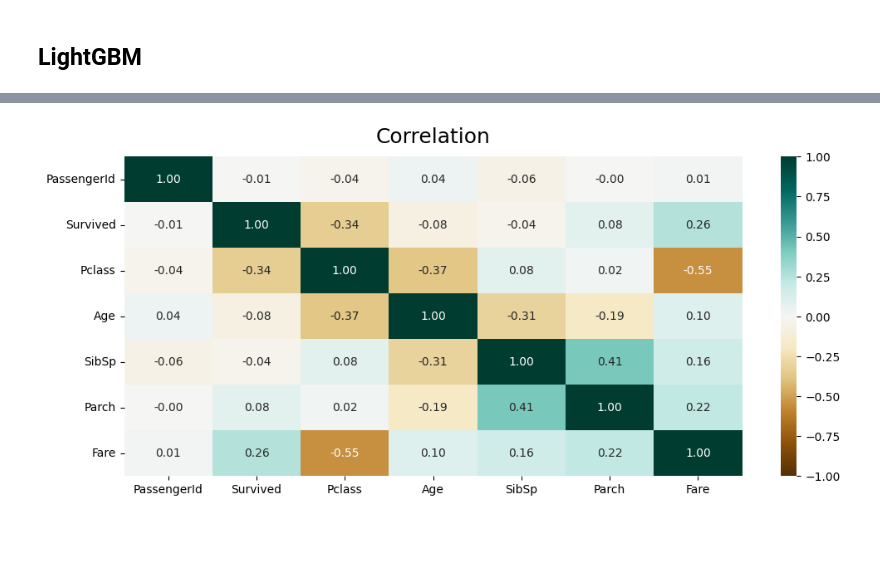
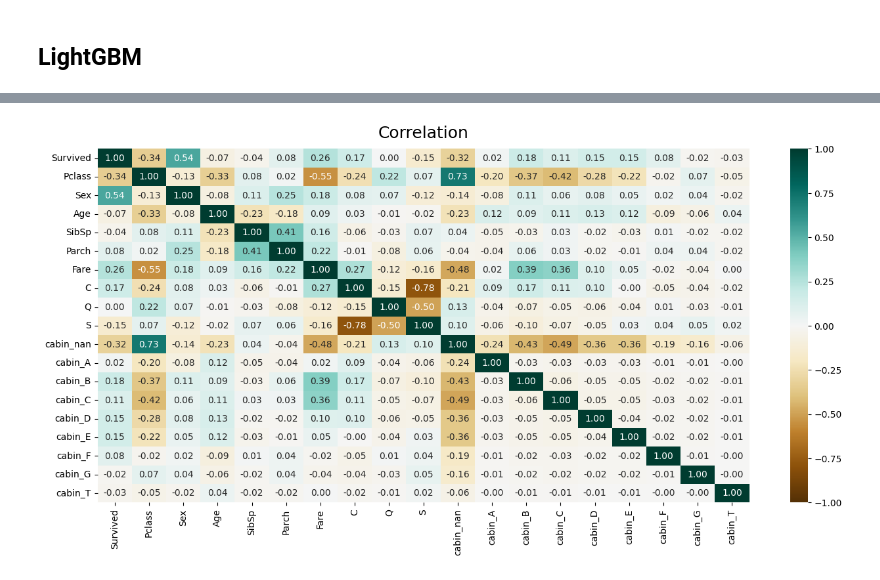
Before and after one commit to belenareal/titanic, a Jupyter notebook: titanic.ipynb, the cells around one changed output, grey strips where cells are left out. Drawn from its saved outputs; the diff is of its cells as text; code cells hidden in the pictures; blank space fills up the shorter version.

```diff
--- a/titanic.ipynb
+++ b/titanic.ipynb
@@ -1361,5 +1341,5 @@ combi['Age'] = combi['Age'].fillna(age_mean)
 
 combi['Sex'] = combi[['Sex']].replace({'male' : 0, 'female': 1})
 
-Embarked_rf = pd.get_dummies(combi['Embarked'])
-combi = pd.DataFrame.join(combi, Embarked_rf)
+Embarked = pd.get_dummies(combi['Embarked'])
+combi = pd.DataFrame.join(combi, Embarked)
@@ -1374,0 +1383,21 @@ combi.head()
+# %%
+a = df[['Survived',
+       'Pclass',
+       'Sex',
+       'Age',
+       'SibSp',
+       'Parch',
+       'Fare',
+       'C',
+       'Q',
+       'S',
+       'cabin_nan',
+       'cabin_A',
+       'cabin_B',
+       'cabin_C',
+       'cabin_D',
+       'cabin_E',
+       'cabin_F',
+       'cabin_G',
+       'cabin_T'
+       ]]
@@ -1375,11 +1463,13 @@ combi.head()
+# %%
+a = a.dropna(subset='Survived')
 # %%
 import seaborn as sns
-correlation = train.corr()
+correlation = a.corr()
 
-plt.figure(figsize=(12, 5))
+plt.figure(figsize=(16, 7))
 heatmap = sns.heatmap(correlation, annot=True, fmt=".2f", cmap='BrBG', vmin=-1, vmax=1)
 heatmap.set_title('Correlation', fontdict={'fontsize':18}, pad=12);
 
 plt.show()
 # %% [output]
-[figure, old version]
+[figure, new version]
```
Also changed, not shown: parts of 13 cells of this notebook.
